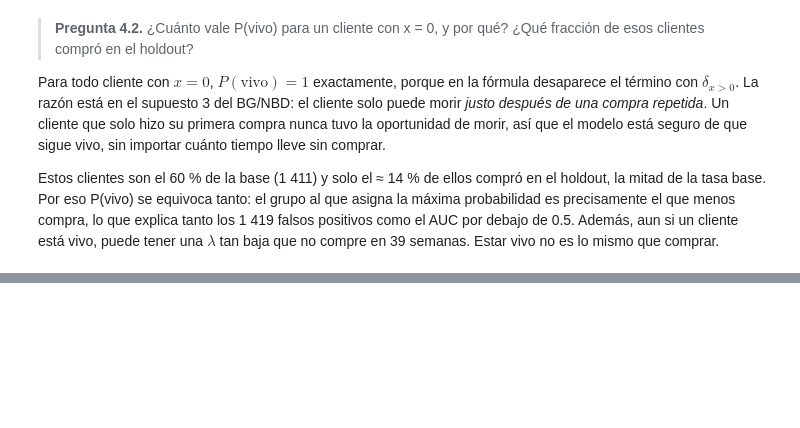
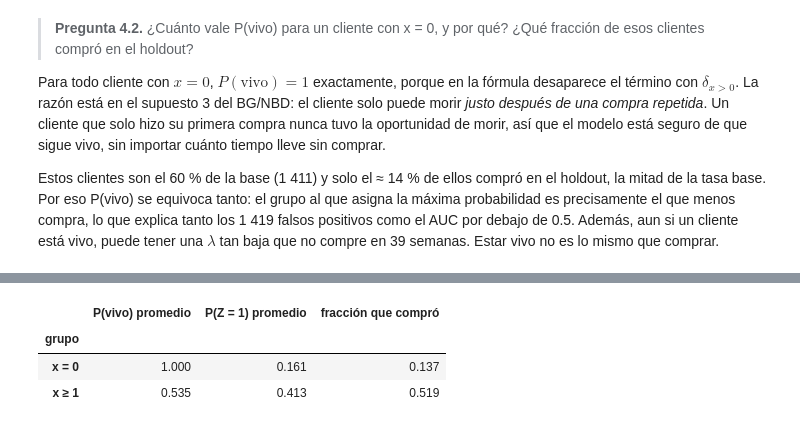
Before and after one commit to SSIsa14/contando-clientes-btyd, a Jupyter notebook: notebooks/04_quien_sigue_vivo.ipynb, the cells around one changed output, grey strips where cells are left out. Saved outputs shown, nothing was run; the diff lists cells and outputs as text; code cells hidden in the pictures; blank space fills up the shorter version.

```diff
--- a/notebooks/04_quien_sigue_vivo.ipynb
+++ b/notebooks/04_quien_sigue_vivo.ipynb
@@ -120,0 +155,9 @@ Estos clientes son el 60 % de la base (1 411) y solo el ≈ 14 % de ellos compr
+# %%
+res["p_compra"] = p_compra(TAU, x, tx, T, params)
+res.groupby("grupo")[["p_vivo", "p_compra", "Z"]].mean().round(3).rename(columns={
+    "p_vivo": "P(vivo) promedio", "p_compra": "P(Z = 1) promedio", "Z": "fracción que compró"})
+# %% [output]
+|  | P(vivo) promedio | P(Z = 1) promedio | fracción que compró |
+| grupo |  |  |  |
+| x = 0 | 1.000 | 0.161 | 0.137 |
+| x ≥ 1 | 0.535 | 0.413 | 0.519 |
```
Also changed, not shown: parts of 1 cell of this notebook.
